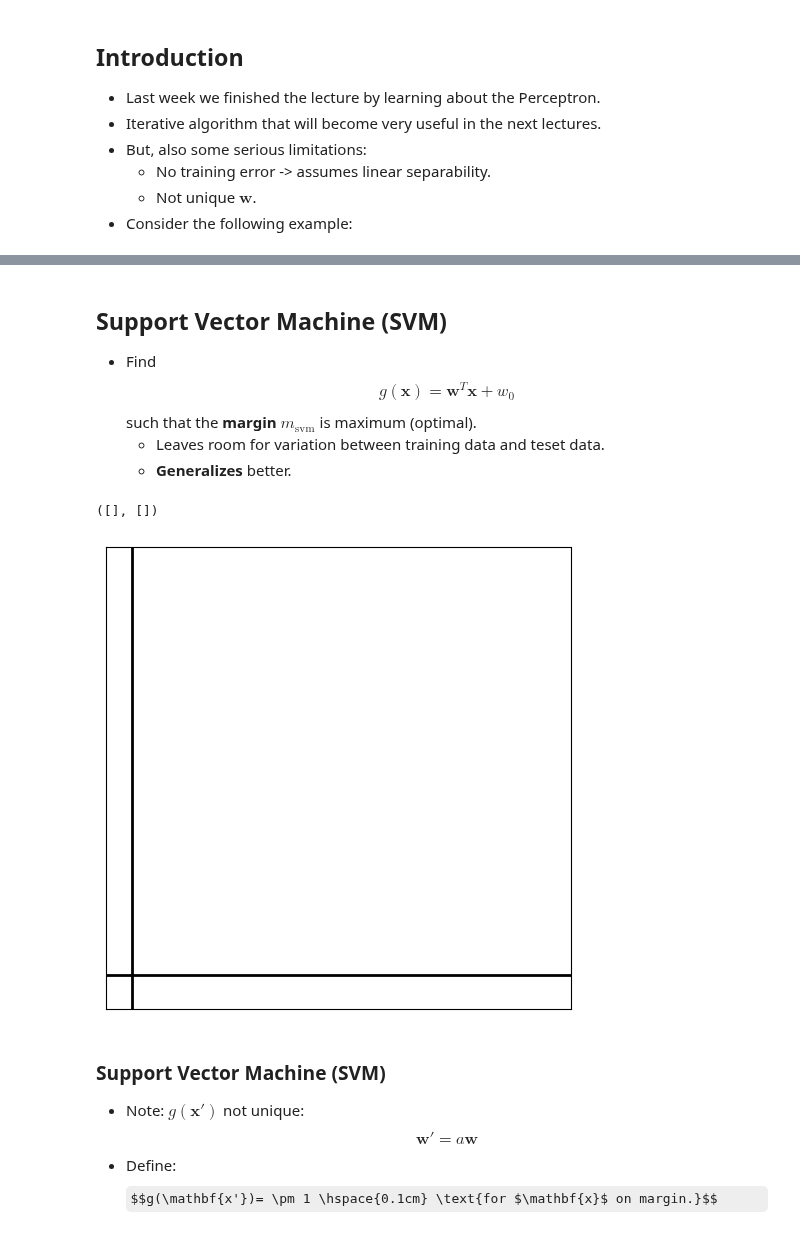
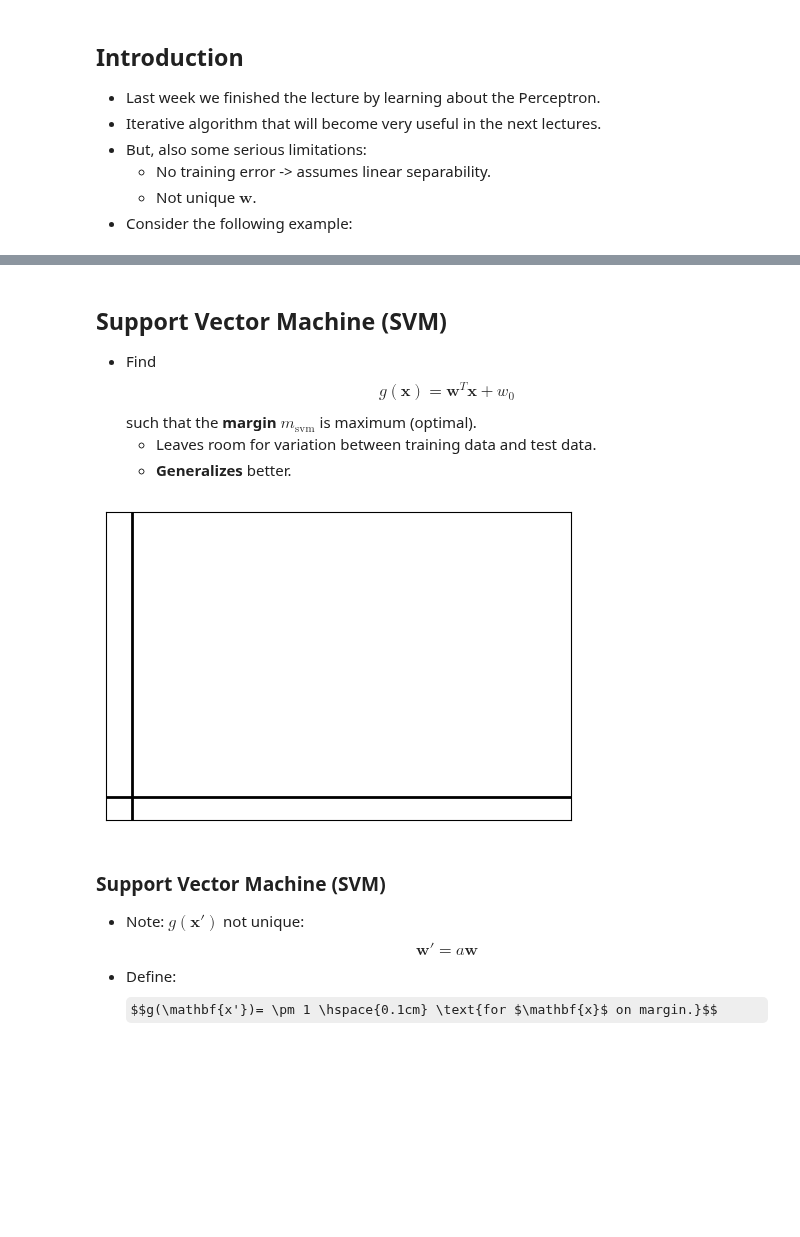
Before and after one commit to Wickstrom/pattern-recognition-handbook, a Jupyter notebook: notebooks/03/support_vector_machine.ipynb, the cells around one changed output, grey strips where cells are left out. Cells and saved outputs as stored; diff of their text form; code cells hidden in the pictures; some formulas as TeX source; blank space fills up the shorter version.

```diff
--- a/notebooks/03/support_vector_machine.ipynb
+++ b/notebooks/03/support_vector_machine.ipynb
@@ -41,21 +38,20 @@ plt.show()
 ## Support Vector Machine (SVM)
 
 - Find $$g(\mathbf{x})=\mathbf{w}^T\mathbf{x}+w_0$$ such that the **margin** $m_{\text{svm}}$ is maximum (optimal).
-    - Leaves room for variation between training data and teset data.
+    - Leaves room for variation between training data and test data.
     - **Generalizes** better.
 # %%
 import matplotlib.pyplot as plt
-
-plt.figure(figsize=(6, 6))
+plt.figure(figsize=(6, 4))
 plt.axhline(0, color='black', linewidth=2)  # y-axis
 plt.axvline(0, color='black', linewidth=2)  # x-axis
 plt.xlim(-0.3, 5)
 plt.ylim(-0.4, 5)
 plt.xticks([])
 plt.yticks([])
+plt.show()
 # %% [output]
-([], [])
-[figure, old version]
+[figure, new version]
 # %% [markdown]
 ### Support Vector Machine (SVM)
 
```
Also changed, not shown: parts of 8 cells of this notebook, 5 other files.
